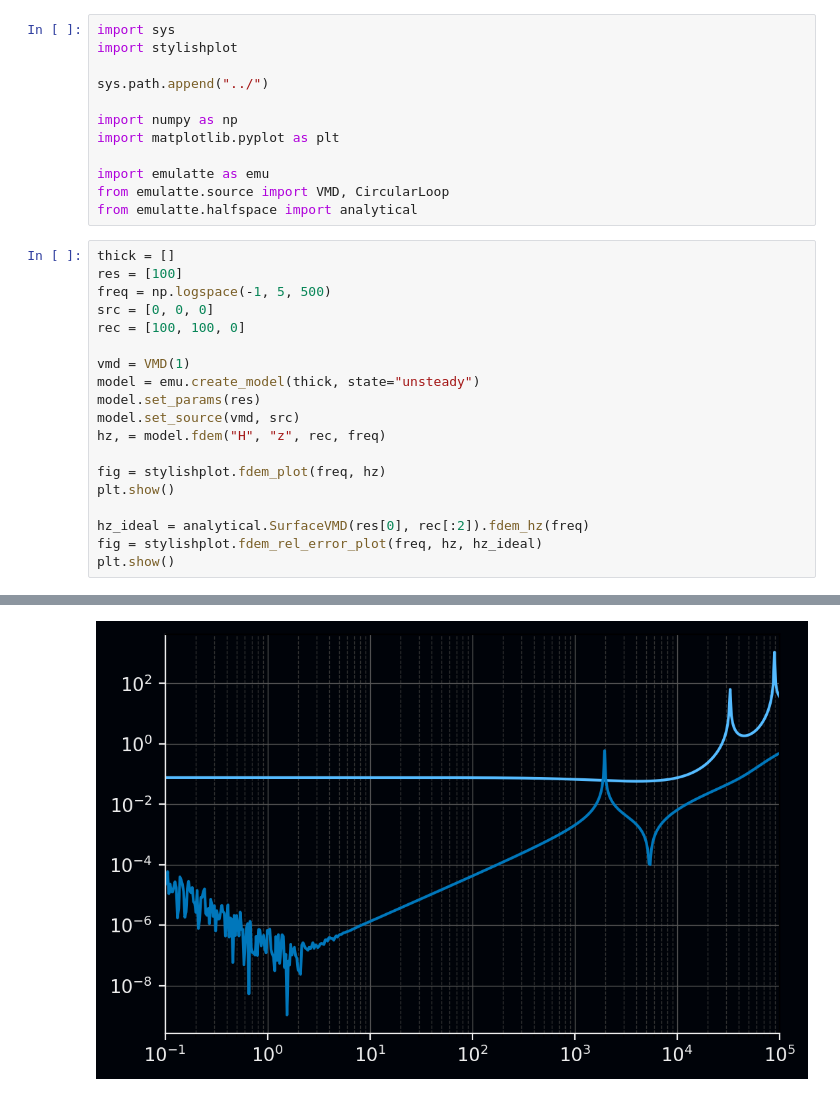
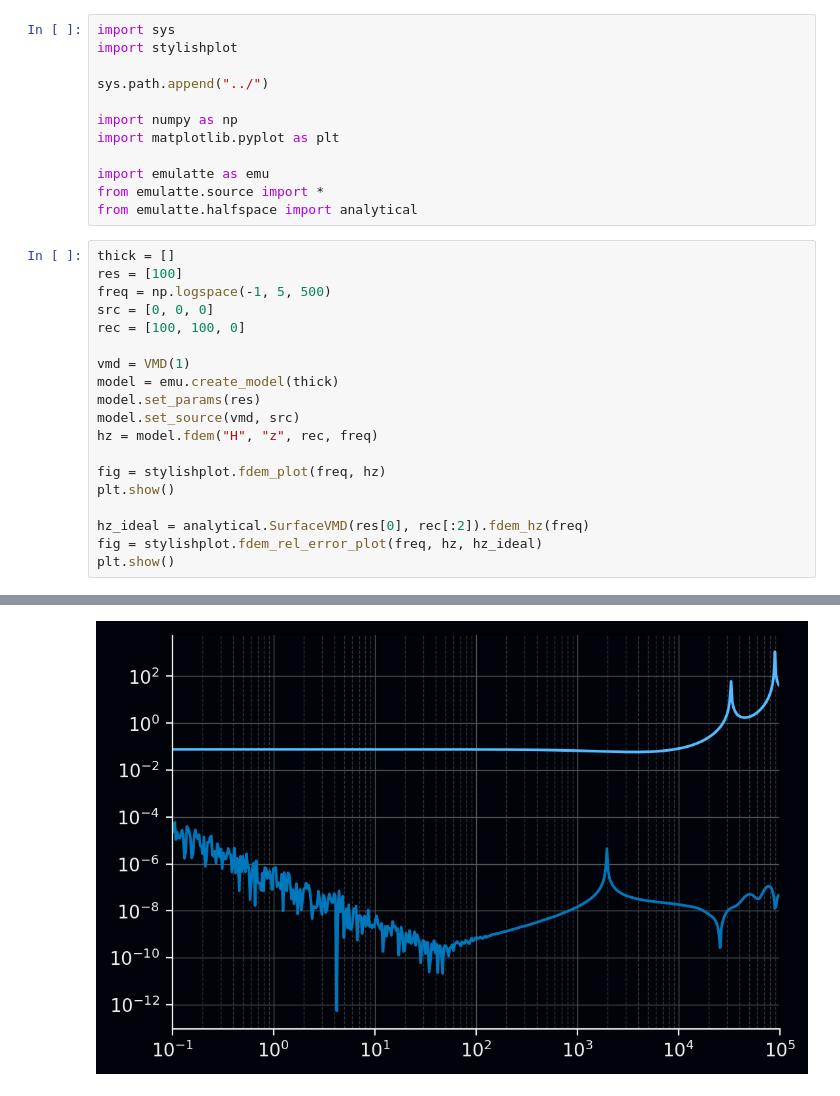
Before and after one commit to WasedaGeophysics/emulatte, a Jupyter notebook: example/playgrounds.ipynb, the cells around one changed output, grey strips where cells are left out. Drawn from its saved outputs; the diff is of its cells as text.

```diff
--- a/example/playgrounds.ipynb
+++ b/example/playgrounds.ipynb
@@ -8,7 +8,7 @@ import numpy as np
 import matplotlib.pyplot as plt
 
 import emulatte as emu
-from emulatte.source import VMD, CircularLoop
+from emulatte.source import *
 from emulatte.halfspace import analytical
 # %%
 thick = []
@@ -18,10 +18,10 @@ src = [0, 0, 0]
 rec = [100, 100, 0]
 
 vmd = VMD(1)
-model = emu.create_model(thick, state="unsteady")
+model = emu.create_model(thick)
 model.set_params(res)
 model.set_source(vmd, src)
-hz, = model.fdem("H", "z", rec, freq)
+hz = model.fdem("H", "z", rec, freq)
 
 fig = stylishplot.fdem_plot(freq, hz)
 plt.show()
@@ -34,4 +34,4 @@ plt.show()
-[figure, old version]
+[figure, new version]
 # %%
 thick = []
 res = [100]
```
Also changed, not shown: parts of 11 cells of this notebook, 12 other files.
